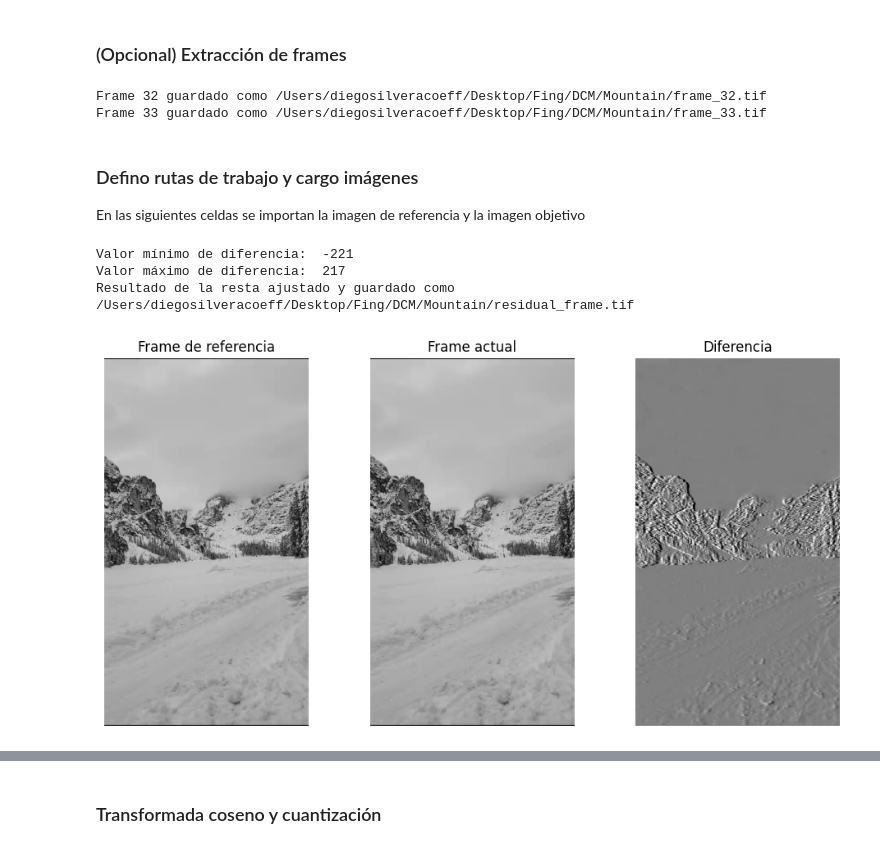
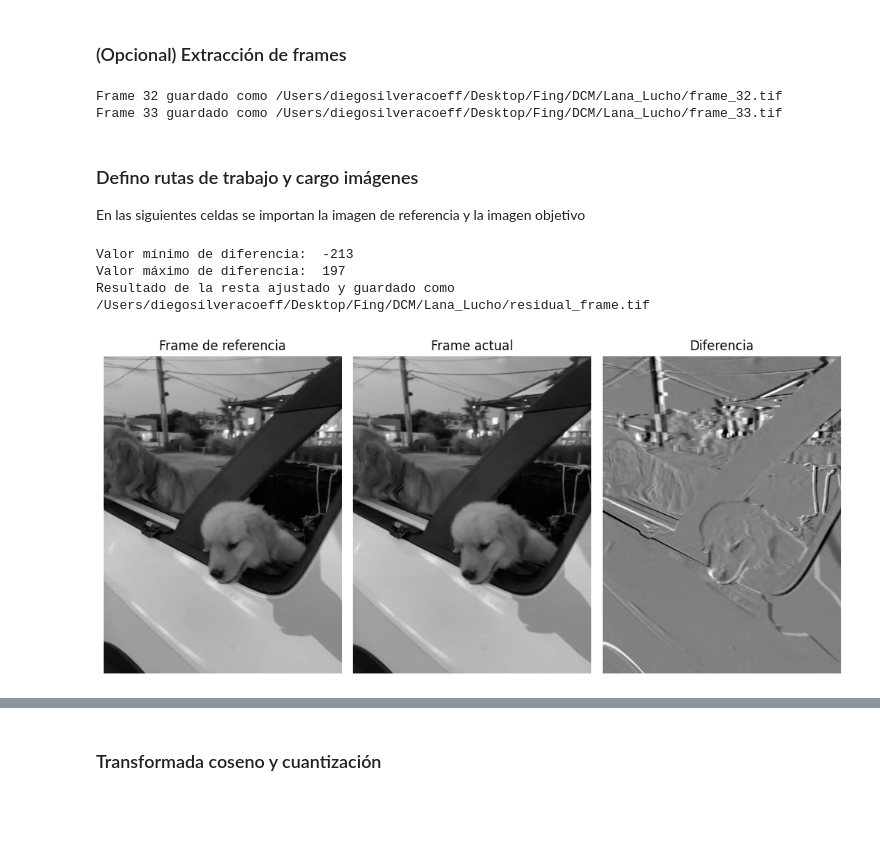
Before and after one commit to DiegoSC13/DCM_proyect, a Jupyter notebook: scripts/encoder.ipynb, the cells around one changed output, grey strips where cells are left out. Drawn from its saved outputs; the diff is of its cells as text; code cells hidden in the pictures; blank space fills up the shorter version.

```diff
--- a/scripts/encoder.ipynb
+++ b/scripts/encoder.ipynb
@@ -3,35 +3,67 @@ from final_functions import *
 # %% [markdown]
 ### (Opcional) Extracción de frames
 # %%
-video_path = '/Users/diegosilveracoeff/Downloads/Video_Rami.mp4'
+# video_path = '/Users/diegosilveracoeff/Downloads/Video_Rami.mp4'
+# output_folder = '/Users/diegosilveracoeff/Desktop/Fing/DCM/Mountain'
+video_path = '/Users/diegosilveracoeff/Downloads/Lana_Lucho.mp4'
+output_folder = '/Users/diegosilveracoeff/Desktop/Fing/DCM/Lana_Lucho'
 #video_path = '/Users/diegosilveracoeff/Desktop/Fing/DCM/Lana_Lucho/Lana_Lucho.mp4'
 frame_nums = [32, 33]  # Números de frames que deseas extraer
-output_folder = '/Users/diegosilveracoeff/Desktop/Fing/DCM/Mountain'
+
 
 extract_frames(video_path, frame_nums, output_folder)
 # %% [output]
-Frame 32 guardado como /Users/diegosilveracoeff/Desktop/Fing/DCM/Mountain/frame_32.tif
-Frame 33 guardado como /Users/diegosilveracoeff/Desktop/Fing/DCM/Mountain/frame_33.tif
+Frame 32 guardado como /Users/diegosilveracoeff/Desktop/Fing/DCM/Lana_Lucho/frame_32.tif
+Frame 33 guardado como /Users/diegosilveracoeff/Desktop/Fing/DCM/Lana_Lucho/frame_33.tif
 # %% [markdown]
 ### Defino rutas de trabajo y cargo imágenes
 
 En las siguientes celdas se importan la imagen de referencia y la imagen objetivo
-# %%
-folder_path = '/Users/diegosilveracoeff/Desktop/Fing/DCM/Mountain' #Cambiar por path de trabajo
-reference_frame_path = os.path.join(folder_path, 'frame_32.tif')
-current_frame_path = os.path.join(folder_path, 'frame_33.tif')
-residual_1_path = os.path.join(folder_path, 'residual_frame.tif')
-
-tittles = ['Frame de referencia','Frame actual','Diferencia']
-
-subtract_frames(current_frame_path, reference_frame_path, residual_1_path, clip=True)
-
-plot_three_images(reference_frame_path, current_frame_path, residual_1_path, tittles)
-# %% [output]
-Valor mínimo de diferencia:  -221
-Valor máximo de diferencia:  217
-Resultado de la resta ajustado y guardado como /Users/diegosilveracoeff/Desktop/Fing/DCM/Mountain/residual_frame.tif
-[figure, removed]
+# %%
+folder_path = '/Users/diegosilveracoeff/Desktop/Fing/DCM/Lana_Lucho' #Cambiar por path de trabajo
+reference_frame_path = os.path.join(folder_path, 'frame_32.tif')
+current_frame_path = os.path.join(folder_path, 'frame_33.tif')
+residual_1_path = os.path.join(folder_path, 'residual_frame.tif')
+
+tittles = ['Frame de referencia','Frame actual','Diferencia']
+
+def subtract_frames_2(current_frame_path, reference_frame_path, output_path, clip=True):
+    '''
+    Función que lee dos imágenes, hace la diferencia, clippea el resultado para guardar en 8 bits y lo guarda en un path especificado
+    INPUT: Video file, list with frames indexes, output folder
+    OUTPUT: None
+    '''
+    # Lee las imágenes
+    img1 = cv2.imread(current_frame_path, cv2.IMREAD_GRAYSCALE).astype(np.int16)
+    img2 = cv2.imread(reference_frame_path, cv2.IMREAD_GRAYSCALE).astype(np.int16)
+
+    # Verifica si las imágenes se leyeron correctamente
+    if img1 is None or img2 is None:
+        print("Error al leer las imágenes.")
+        return
+
+    # Realiza la resta de las imágenes
+    diff_img = img1 - img2
+    #diff_img = diff_img.astype(np.int16)
+
+    #Verifico el rango dinámico de la diferencia
+    print('Valor mínimo de diferencia: ', np.min(diff_img))
+    print('Valor máximo de diferencia: ', np.max(diff_img))
+
+    # Guarda la imagen resultante como PNG
+    cv2.imwrite(output_path, diff_img, [cv2.IMWRITE_TIFF_COMPRESSION, 1])
+    print(f"Resultado de la resta ajustado y guardado como {output_path}")
+
+    return
+
+subtract_frames(current_frame_path, reference_frame_path, residual_1_path, clip=True)
+
+plot_three_images(reference_frame_path, current_frame_path, residual_1_path, tittles)
+# %% [output]
+Valor mínimo de diferencia:  -213
+Valor máximo de diferencia:  197
+Resultado de la resta ajustado y guardado como /Users/diegosilveracoeff/Desktop/Fing/DCM/Lana_Lucho/residual_frame.tif
+[figure, added]
 # %%
 #Calculo el flujo óptico entre el frame de referencia y el frame actual
 
```
Also changed, not shown: parts of 8 cells of this notebook, 2 other files.
